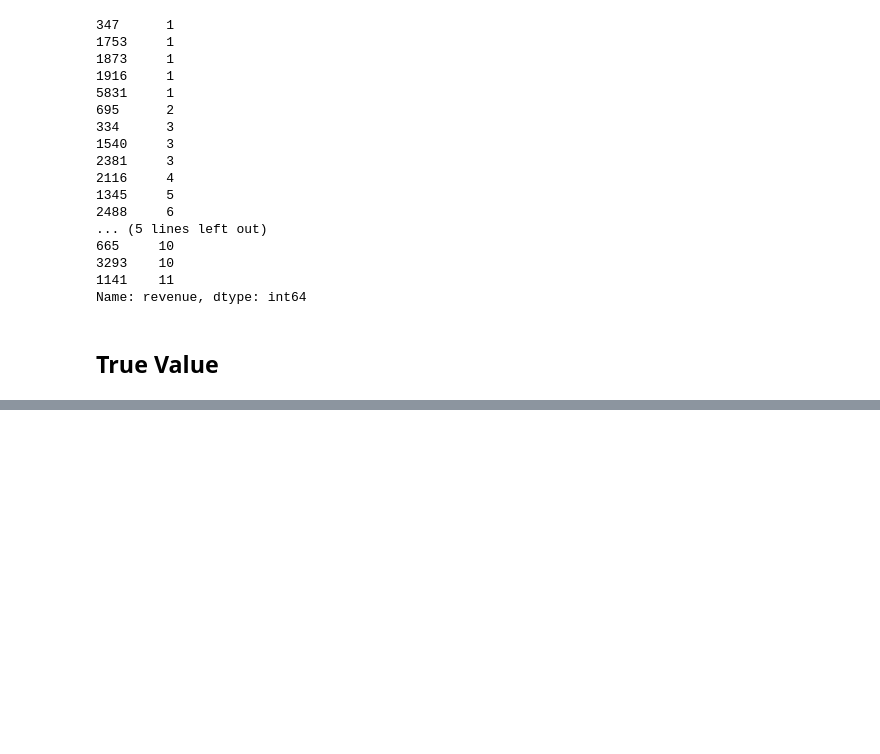
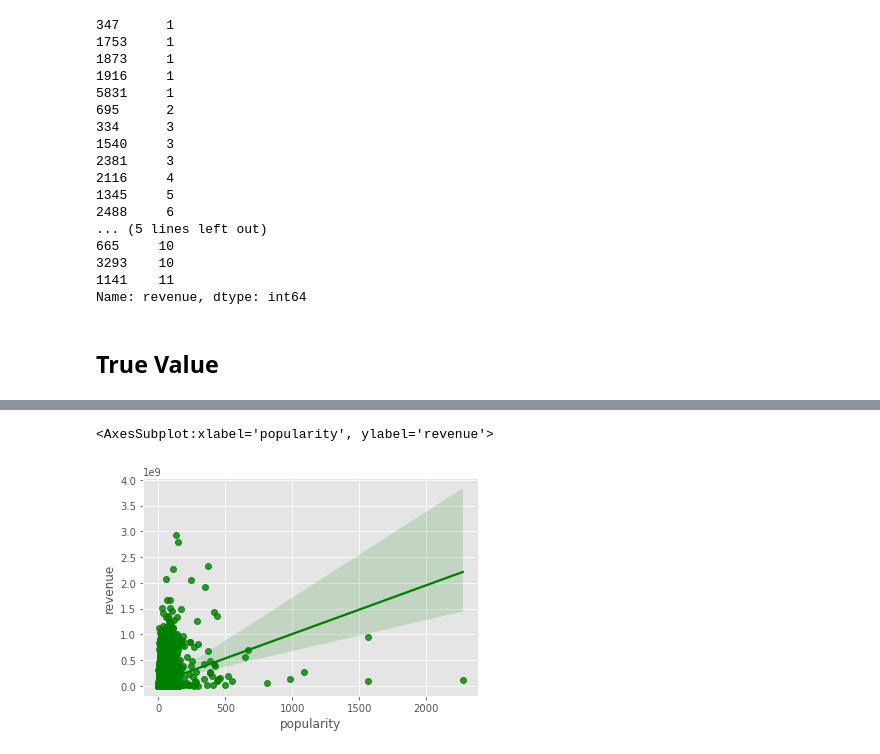
Before and after one commit to RyanYuanyang/TMDB-Movie-Prediction, a Jupyter notebook: DataAnalysis.ipynb, the cells around one changed output, grey strips where cells are left out. Saved outputs shown, nothing was run; the diff lists cells and outputs as text; code cells hidden in the pictures; blank space fills up the shorter version.

```diff
--- a/DataAnalysis.ipynb
+++ b/DataAnalysis.ipynb
@@ -376,0 +396,5 @@ test_true.loc[test_true['id'] == 6842,'budget'] = 30
+# %%
+sns.regplot(x="popularity", y="revenue", data = train_true, color = 'green')
+# %% [output]
+<AxesSubplot:xlabel='popularity', ylabel='revenue'>
+[figure, added]
```
Also changed, not shown: parts of 7 cells of this notebook.
